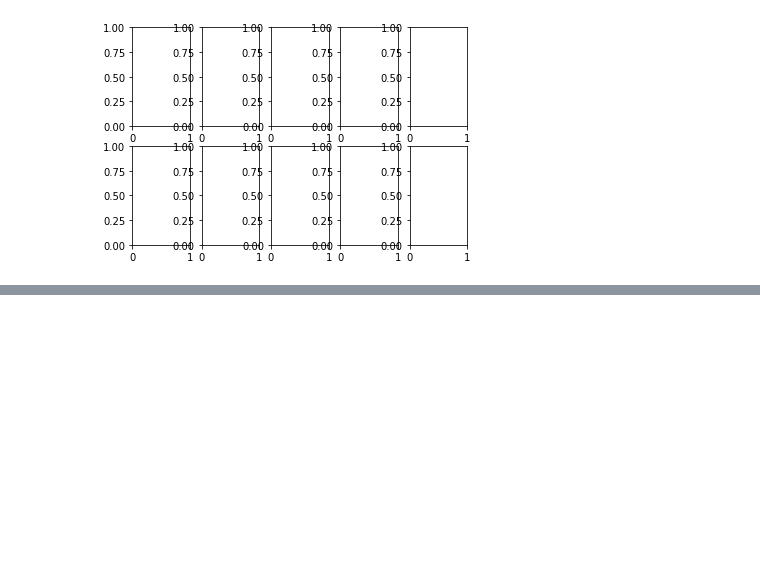
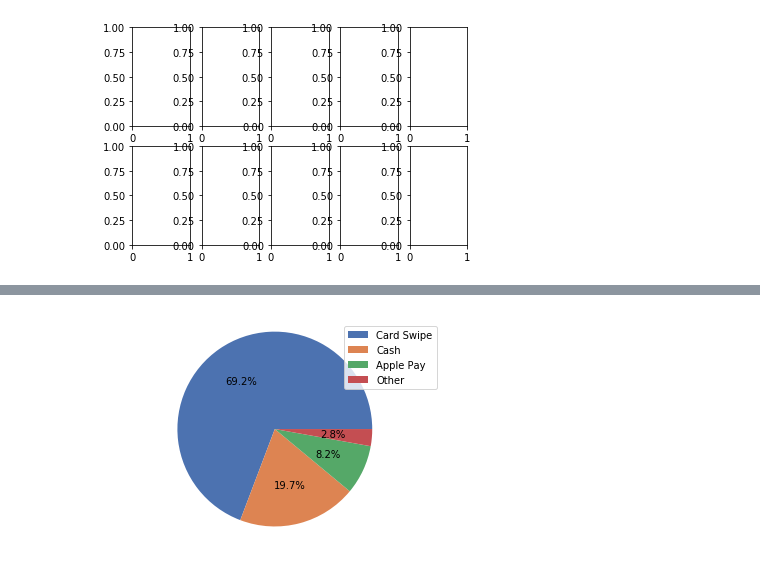
Before and after one commit to EricaTess/women-in-tech, a Jupyter notebook: clustering_project/Clustering-HackerRank-Data.ipynb, the cells around one changed output, grey strips where cells are left out. Drawn from its saved outputs; the diff is of its cells as text; code cells hidden in the pictures; blank space fills up the shorter version.

```diff
--- a/clustering_project/Clustering-HackerRank-Data.ipynb
+++ b/clustering_project/Clustering-HackerRank-Data.ipynb
@@ -215,0 +250,10 @@ plt.subplot(2, 5, 10)
+# %%
+payment_method_names = ["Card Swipe", "Cash", "Apple Pay", "Other"]
+payment_method_freqs = [270, 77, 32, 11]
+
+plt.pie(payment_method_freqs, autopct='%0.1f%%')
+plt.axis('equal')
+plt.legend(payment_method_names)
+plt.show()
+# %% [output]
+[figure, added]
```
Also changed, not shown: parts of 10 cells of this notebook.
